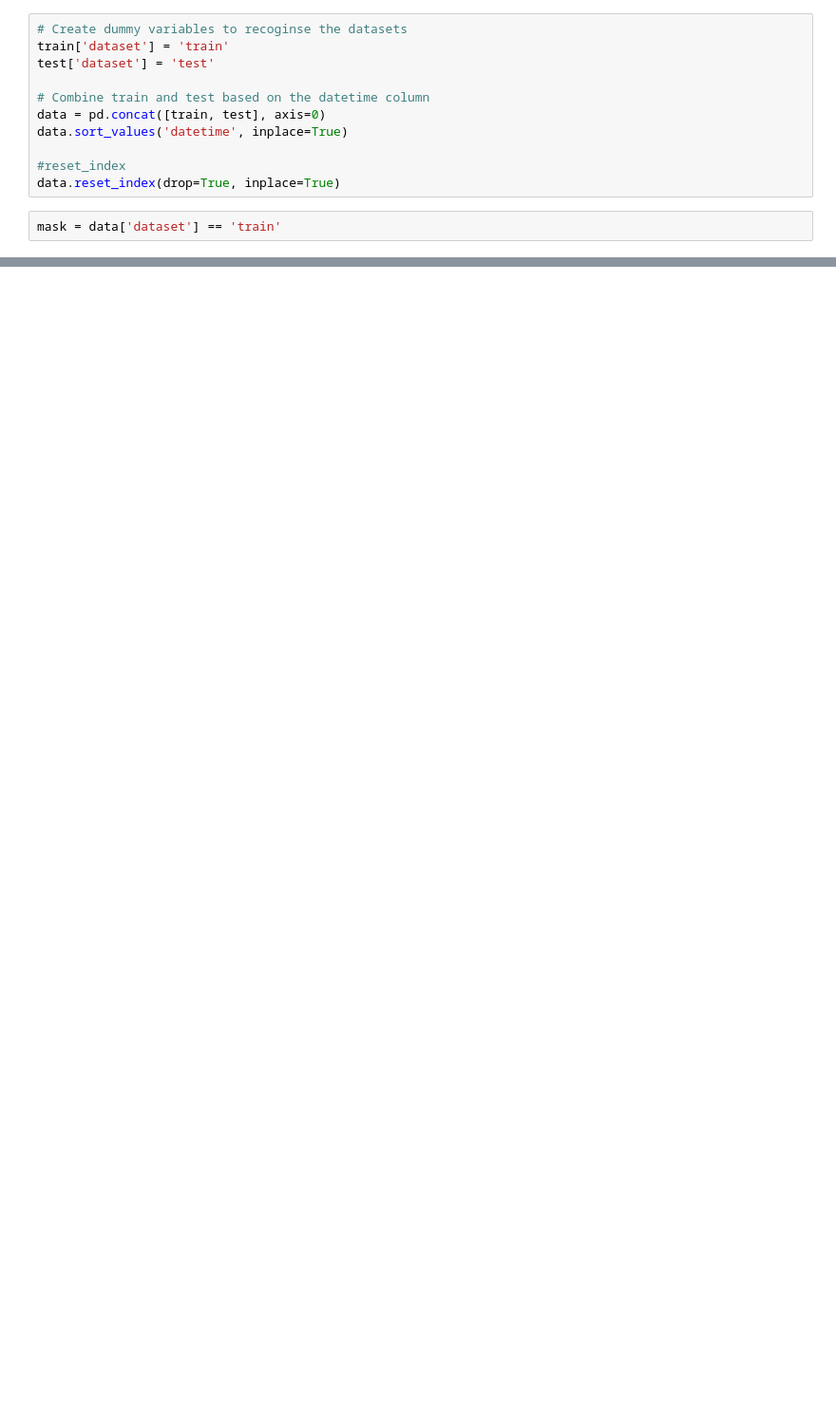
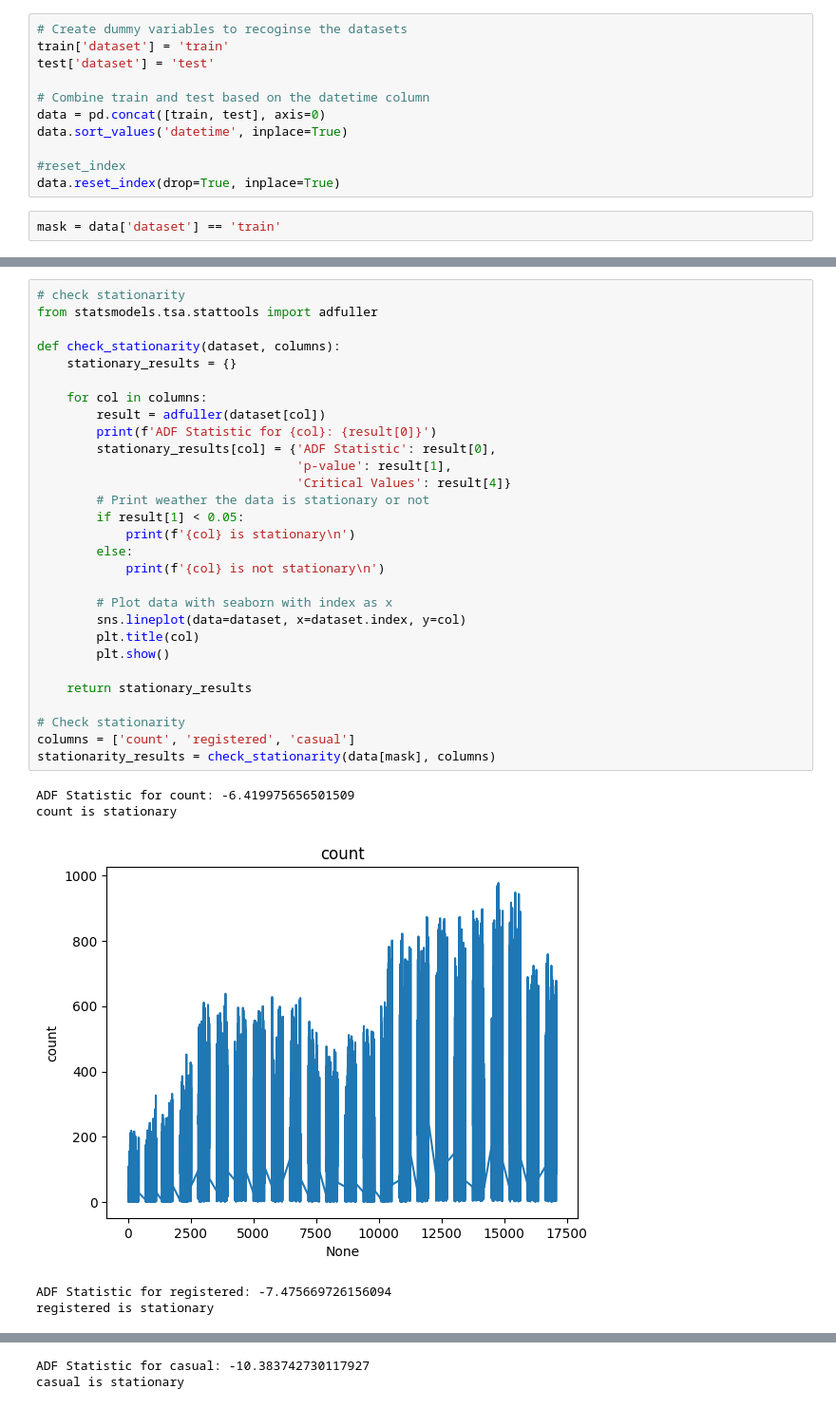
Before and after one commit to francescobraicovich/bike_sharing_demand, a Jupyter notebook: src/data/process_data.ipynb, the cells around one changed output, grey strips where cells are left out. Shown at 95% size. Drawn from its saved outputs; the diff is of its cells as text; blank space fills up the shorter version.

```diff
--- a/src/data/process_data.ipynb
+++ b/src/data/process_data.ipynb
@@ -125,0 +82,35 @@ Time series is stationary
+# %%
+# check stationarity
+from statsmodels.tsa.stattools import adfuller
+
+def check_stationarity(dataset, columns):
+    stationary_results = {}
+
+    for col in columns:
+        result = adfuller(dataset[col])
+        print(f'ADF Statistic for {col}: {result[0]}')
+        stationary_results[col] = {'ADF Statistic': result[0],
+                                   'p-value': result[1],
+                                   'Critical Values': result[4]}
+        # Print weather the data is stationary or not
+        if result[1] < 0.05:
+            print(f'{col} is stationary\n')
+        else:
+            print(f'{col} is not stationary\n')
+
+        # Plot data with seaborn with index as x
+        sns.lineplot(data=dataset, x=dataset.index, y=col)
+        plt.title(col)
+        plt.show()
+
+    return stationary_results
+
+# Check stationarity
+columns = ['count', 'registered', 'casual']
+stationarity_results = check_stationarity(data[mask], columns)
+# %% [output]
+ADF Statistic for count: -6.419975656501509
+count is stationary
+[figure, added]
+ADF Statistic for registered: -7.475669726156094
+registered is stationary
@@ -125,0 +118,2 @@ Time series is stationary
+ADF Statistic for casual: -10.383742730117927
+casual is stationary
```
Also changed, not shown: parts of 12 cells of this notebook.
